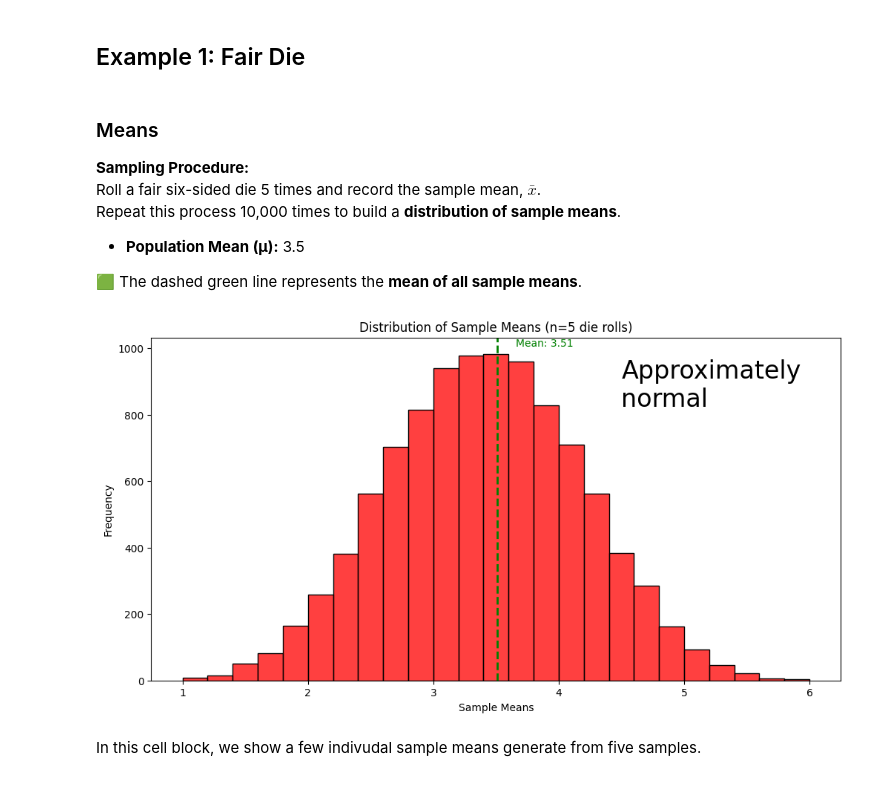
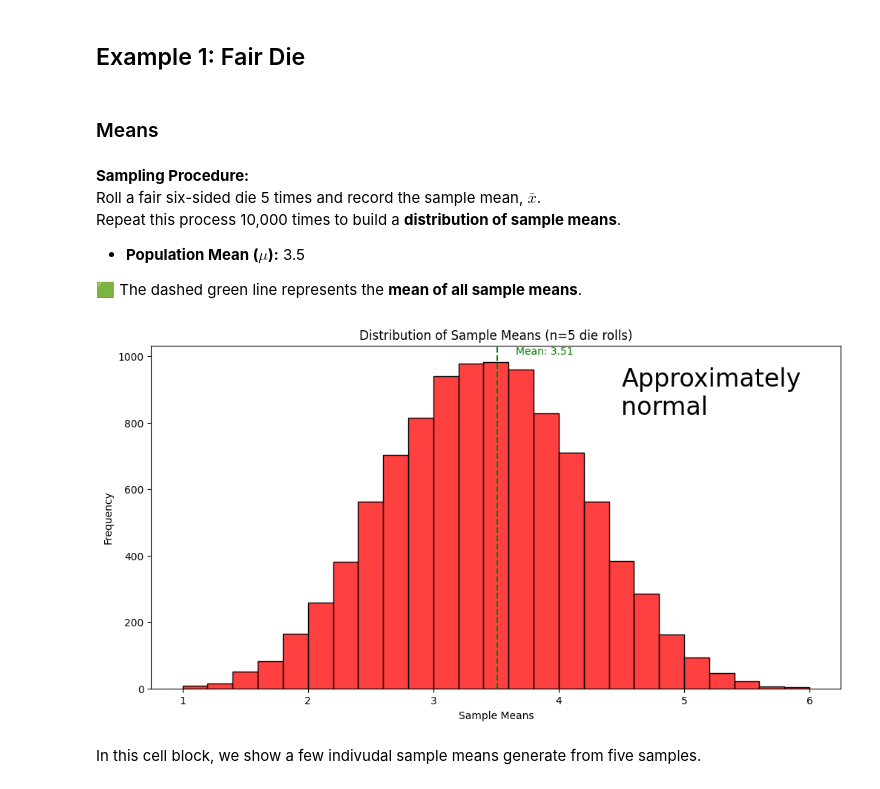
Before and after one commit to ds-modules/ecc-statistics, a Jupyter notebook: sampling_distribution/sampling_distribution.ipynb, the cells around one changed output. Cells and saved outputs as stored; diff of their text form; code cells hidden in the pictures.

```diff
--- a/sampling_distribution/sampling_distribution.ipynb
+++ b/sampling_distribution/sampling_distribution.ipynb
@@ -19,33 +19,34 @@ The basic idea is this: If you were to take multiple samples, what values from t
 ---
 # %% [markdown]
 ## Example 1: Fair Die
+# %% [markdown]
+### Means
 # %% [markdown]
-### Means
-
 **Sampling Procedure:**
 Roll a fair six-sided die 5 times and record the sample mean, $\bar{x}$. <br>
 Repeat this process 10,000 times to build a **distribution of sample means**.
-- **Population Mean (μ):** 3.5
+
+- **Population Mean ($\mu$):** 3.5
 
 🟩 The dashed green line represents the **mean of all sample means**.
 # %%
 n_samples = 10000
 sample_size = 5
 population = np.arange(1, 7)
 sample_means = [np.mean(np.random.choice(population, size=sample_size)) for _ in range(n_samples)]
 
 plt.figure(figsize=(12, 6))
 sns.histplot(x=sample_means, bins=25, binrange=(1,6.0001), color='red')
-plt.axvline(np.mean(sample_means), color='green', linestyle='dashed', linewidth=2)
+plt.axvline(np.mean(sample_means), color='green', linestyle='dashed')
 plt.title("Distribution of Sample Means (n=5 die rolls)")
 plt.xlabel("Sample Means")
 plt.ylabel("Frequency")
 
 plt.text(np.mean(sample_means)+0.15, 1005, f"Mean: {np.mean(sample_means):.2f}", color='green')
 plt.text(4.5, 825, "Approximately\nnormal", fontsize=24, color='black')
 plt.show()
 # %% [output]
-[figure, old version]
+[figure, new version]
 # %% [markdown]
 In this cell block, we show a few indivudal sample means generate from five samples.
 # %%
```
Also changed, not shown: parts of 20 cells of this notebook.
